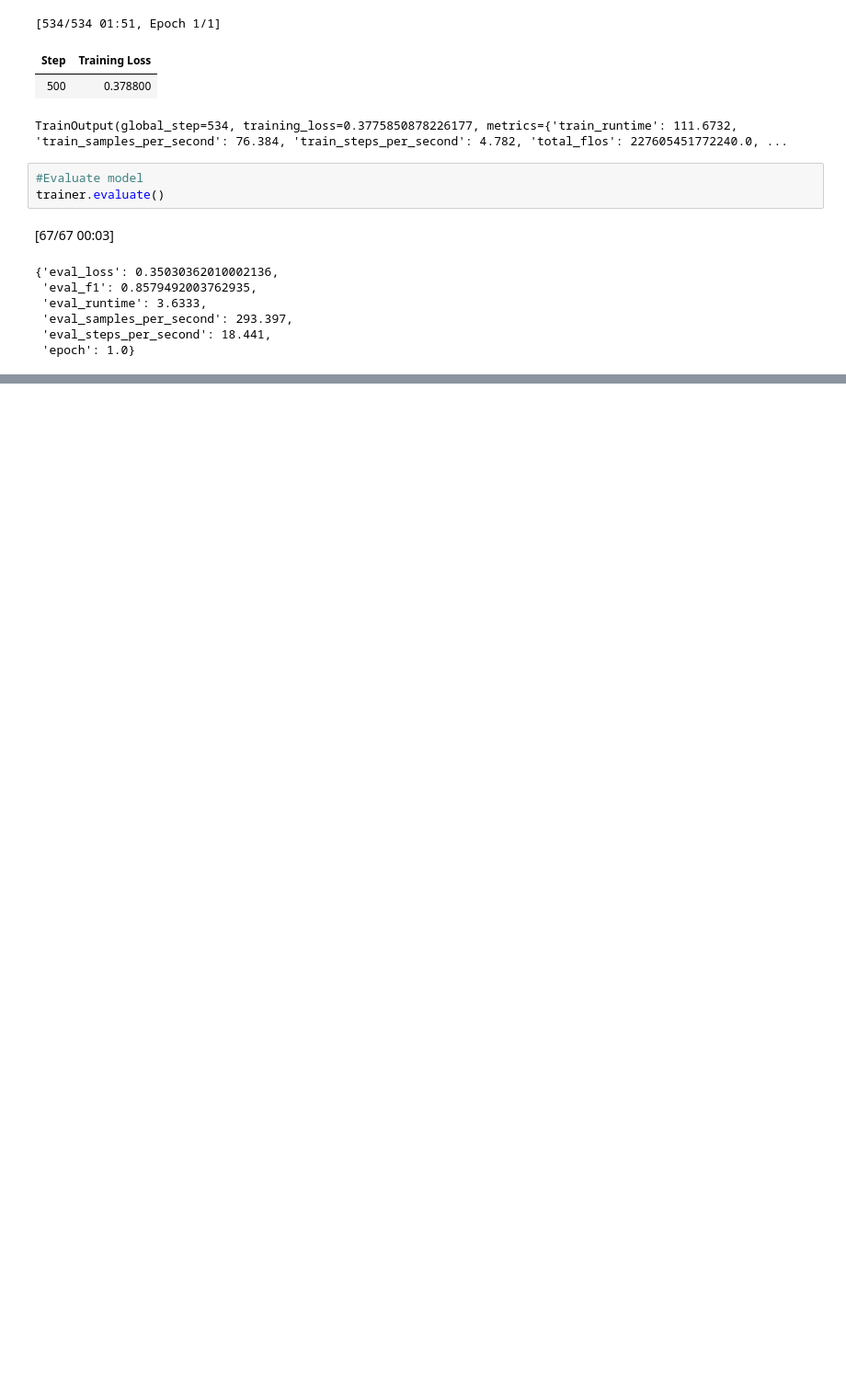
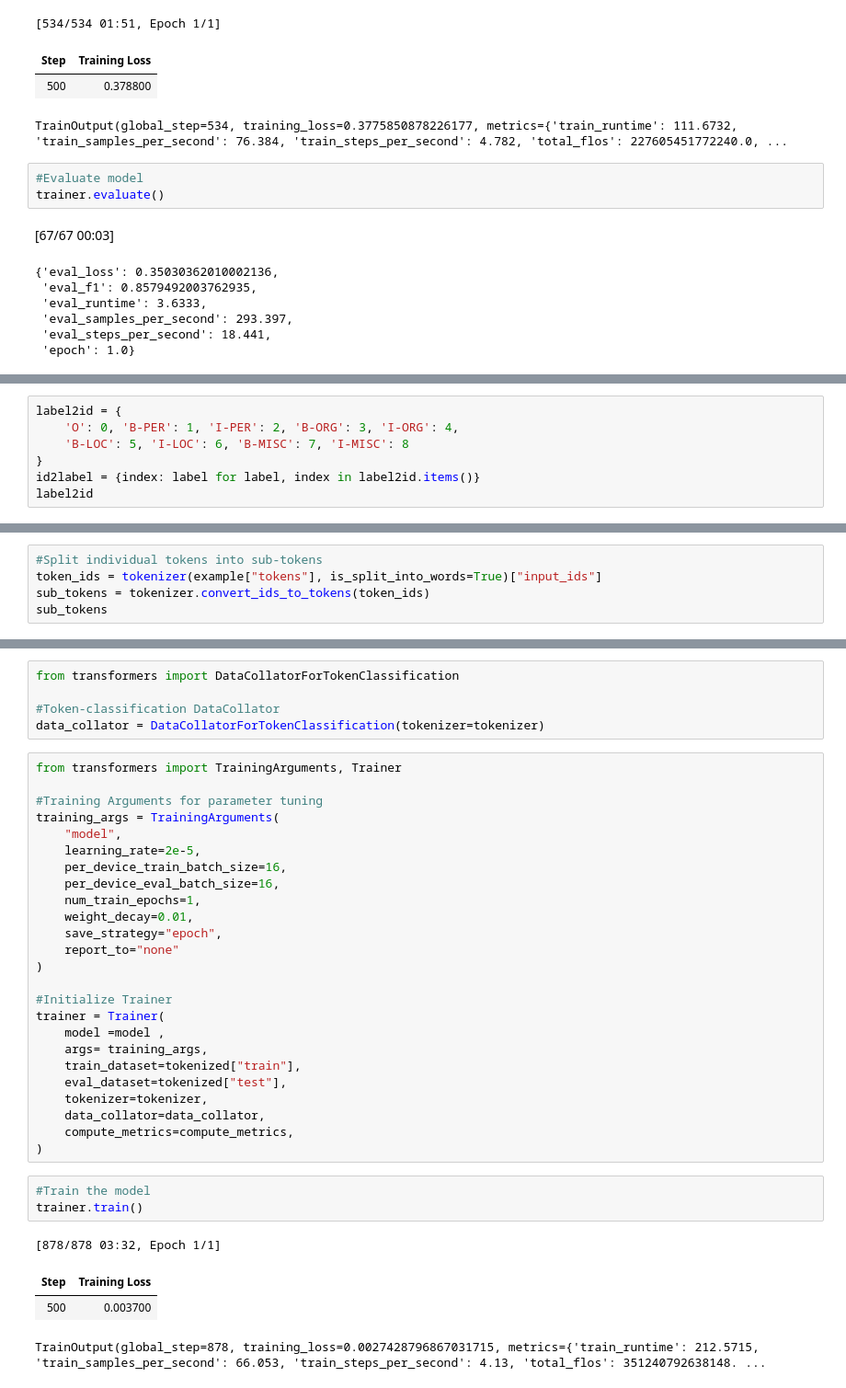
Before and after one commit to Samin-Sadaf7/Book-of-LLMs, a Jupyter notebook: HandsOnLLM_11.ipynb, the cells around one changed output, grey strips where cells are left out. Shown: that part at 92% size. Saved outputs shown, nothing was run; the diff lists cells and outputs as text; blank space fills up the shorter version.

Commit message:
Name Entity Recognition with Bert model finetuning

```diff
--- a/HandsOnLLM_11.ipynb
+++ b/HandsOnLLM_11.ipynb
@@ -823,0 +840,7 @@ trainer.evaluate()
+# %%
+label2id = {
+    'O': 0, 'B-PER': 1, 'I-PER': 2, 'B-ORG': 3, 'I-ORG': 4,
+    'B-LOC': 5, 'I-LOC': 6, 'B-MISC': 7, 'I-MISC': 8
+}
+id2label = {index: label for label, index in label2id.items()}
+label2id
@@ -823,0 +873,5 @@ trainer.evaluate()
+# %%
+#Split individual tokens into sub-tokens
+token_ids = tokenizer(example["tokens"], is_split_into_words=True)["input_ids"]
+sub_tokens = tokenizer.convert_ids_to_tokens(token_ids)
+sub_tokens
@@ -823,0 +964,38 @@ trainer.evaluate()
+# %%
+from transformers import DataCollatorForTokenClassification
+
+#Token-classification DataCollator
+data_collator = DataCollatorForTokenClassification(tokenizer=tokenizer)
+# %%
+from transformers import TrainingArguments, Trainer
+
+#Training Arguments for parameter tuning
+training_args = TrainingArguments(
+    "model",
+    learning_rate=2e-5,
+    per_device_train_batch_size=16,
+    per_device_eval_batch_size=16,
+    num_train_epochs=1,
+    weight_decay=0.01,
+    save_strategy="epoch",
+    report_to="none"
+)
+
+#Initialize Trainer
+trainer = Trainer(
+    model =model ,
+    args= training_args,
+    train_dataset=tokenized["train"],
+    eval_dataset=tokenized["test"],
+    tokenizer=tokenizer,
+    data_collator=data_collator,
+    compute_metrics=compute_metrics,
+)
+# %%
+#Train the model
+trainer.train()
+# %% [output]
+[878/878 03:32, Epoch 1/1]
+| Step | Training Loss |
+| 500 | 0.003700 |
+TrainOutput(global_step=878, training_loss=0.0027428796867031715, metrics={'train_runtime': 212.5715, 'train_samples_per_second': 66.053, 'train_steps_per_second': 4.13, 'total_flos': 351240792638148. ...
```
Also changed, not shown: parts of 11 cells of this notebook.
